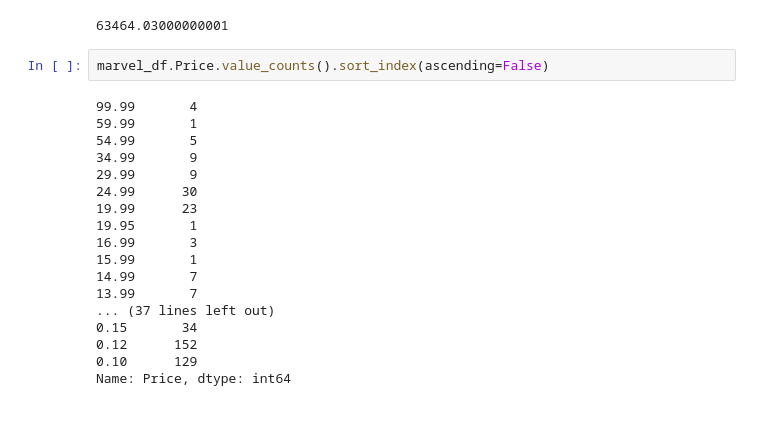
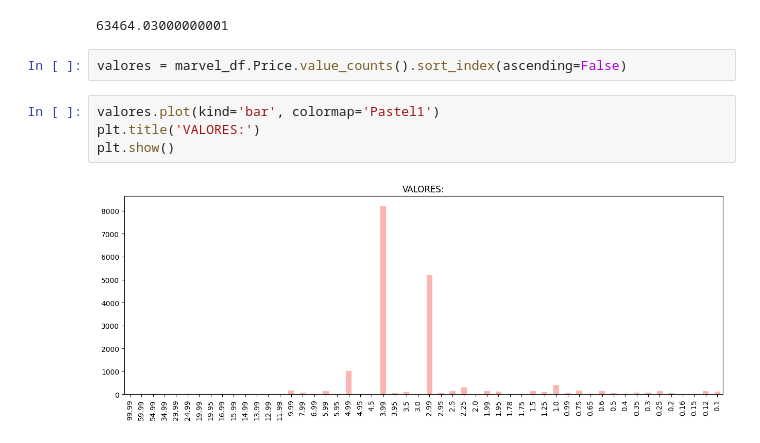
Before and after one commit to Jessesantoz/An-lise-dados-de-livros, a Jupyter notebook: Data_Marvel.ipynb, the cells around one changed output. Drawn from its saved outputs; the diff is of its cells as text; blank space fills up the shorter version.

```diff
--- a/Data_Marvel.ipynb
+++ b/Data_Marvel.ipynb
@@ -428,22 +428,10 @@ marvel_df.Price.sum()
 # %% [output]
 63464.03000000001
 # %%
-marvel_df.Price.value_counts().sort_index(ascending=False)
+valores = marvel_df.Price.value_counts().sort_index(ascending=False)
-# %% [output]
-99.99       4
-59.99       1
-54.99       5
-34.99       9
-29.99       9
-24.99      30
-19.99      23
-19.95       1
-16.99       3
-15.99       1
-14.99       7
-13.99       7
-... (37 lines left out)
-0.15       34
-0.12      152
-0.10      129
-Name: Price, dtype: int64
+# %%
+valores.plot(kind='bar', colormap='Pastel1')
+plt.title('VALORES:')
+plt.show()
+# %% [output]
+[figure, added]
```
Also changed, not shown: parts of 9 cells of this notebook.
